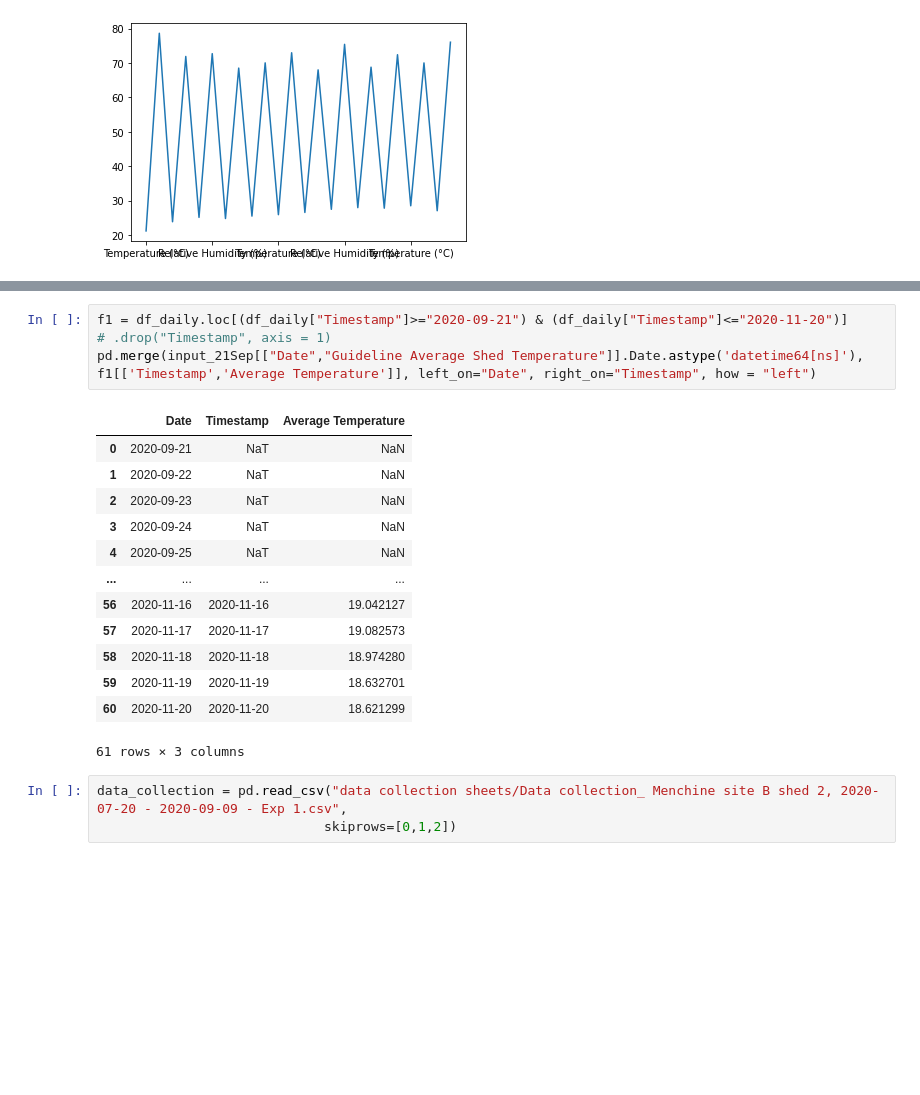
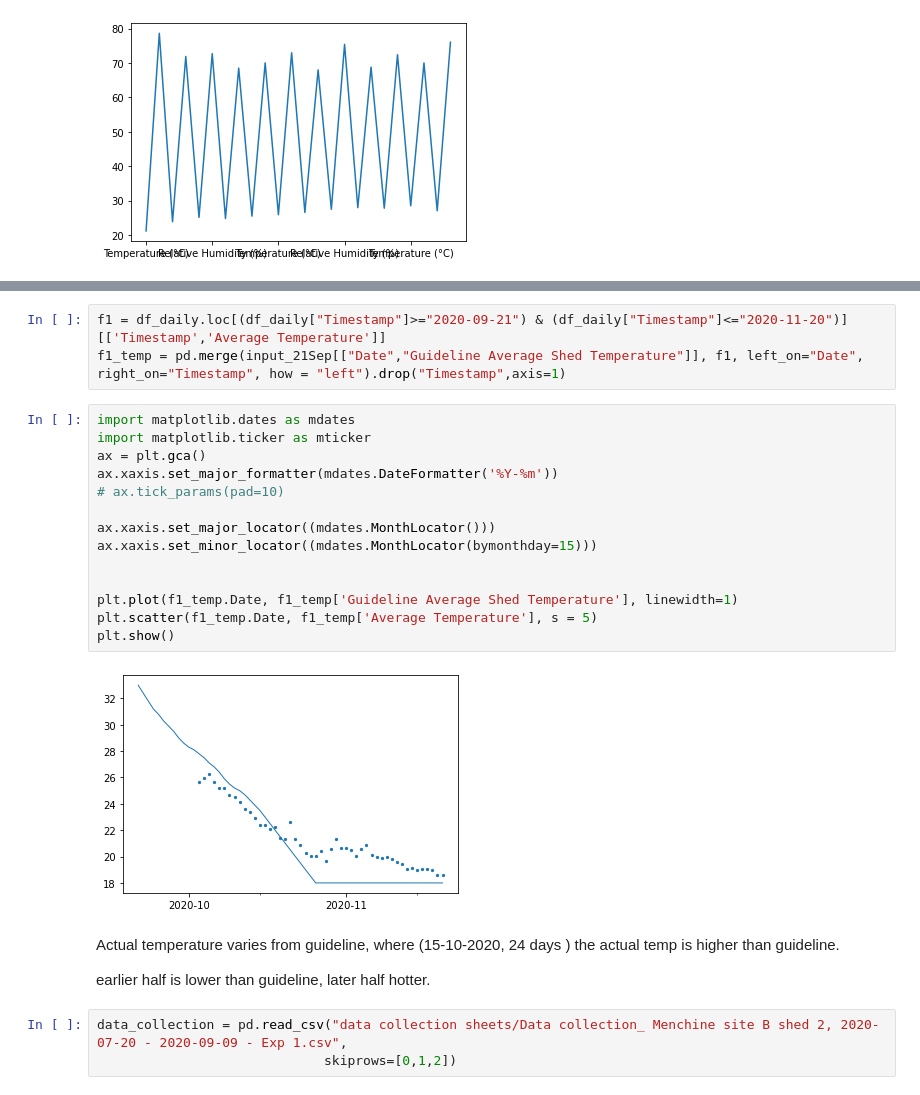
Before and after one commit to Tiana125/Dissertation_2021, a Jupyter notebook: model.ipynb, the cells around one changed output, grey strips where cells are left out. Saved outputs shown, nothing was run; the diff lists cells and outputs as text; blank space fills up the shorter version.

Commit message:
add temp with guideline plot

```diff
--- a/model.ipynb
+++ b/model.ipynb
@@ -118,22 +120,27 @@ Now aggregate the guideline temp with actual ones:
 FLOCK 1: 21/09/20 - 20/11/20
 # %%
-f1 = df_daily.loc[(df_daily["Timestamp"]>="2020-09-21") & (df_daily["Timestamp"]<="2020-11-20")]
-# .drop("Timestamp", axis = 1)
-pd.merge(input_21Sep[["Date","Guideline Average Shed Temperature"]].Date.astype('datetime64[ns]'), f1[['Timestamp','Average Temperature']], left_on="Date", right_on="Timestamp", how = "left")
+f1 = df_daily.loc[(df_daily["Timestamp"]>="2020-09-21") & (df_daily["Timestamp"]<="2020-11-20")][['Timestamp','Average Temperature']]
+f1_temp = pd.merge(input_21Sep[["Date","Guideline Average Shed Temperature"]], f1, left_on="Date", right_on="Timestamp", how = "left").drop("Timestamp",axis=1)
-# %% [output]
-|  | Date | Timestamp | Average Temperature |
-| 0 | 2020-09-21 | NaT | NaN |
-| 1 | 2020-09-22 | NaT | NaN |
-| 2 | 2020-09-23 | NaT | NaN |
-| 3 | 2020-09-24 | NaT | NaN |
-| 4 | 2020-09-25 | NaT | NaN |
-| ... | ... | ... | ... |
-| 56 | 2020-11-16 | 2020-11-16 | 19.042127 |
-| 57 | 2020-11-17 | 2020-11-17 | 19.082573 |
-| 58 | 2020-11-18 | 2020-11-18 | 18.974280 |
-| 59 | 2020-11-19 | 2020-11-19 | 18.632701 |
-| 60 | 2020-11-20 | 2020-11-20 | 18.621299 |
-61 rows × 3 columns
+# %%
+import matplotlib.dates as mdates
+import matplotlib.ticker as mticker
+ax = plt.gca()
+ax.xaxis.set_major_formatter(mdates.DateFormatter('%Y-%m'))
+# ax.tick_params(pad=10)
+
+ax.xaxis.set_major_locator((mdates.MonthLocator()))
+ax.xaxis.set_minor_locator((mdates.MonthLocator(bymonthday=15)))
+
+
+plt.plot(f1_temp.Date, f1_temp['Guideline Average Shed Temperature'], linewidth=1)
+plt.scatter(f1_temp.Date, f1_temp['Average Temperature'], s = 5)
+plt.show()
+# %% [output]
+[figure, added]
+# %% [markdown]
+Actual temperature varies from guideline, where (15-10-2020, 24 days ) the actual temp is higher than guideline.
+
+earlier half is lower than guideline, later half hotter.
 # %%
 data_collection = pd.read_csv("data collection sheets/Data collection_ Menchine site B shed 2, 2020-07-20 - 2020-09-09 - Exp 1.csv",
                              skiprows=[0,1,2])
```
Also changed, not shown: parts of 3 cells of this notebook.
